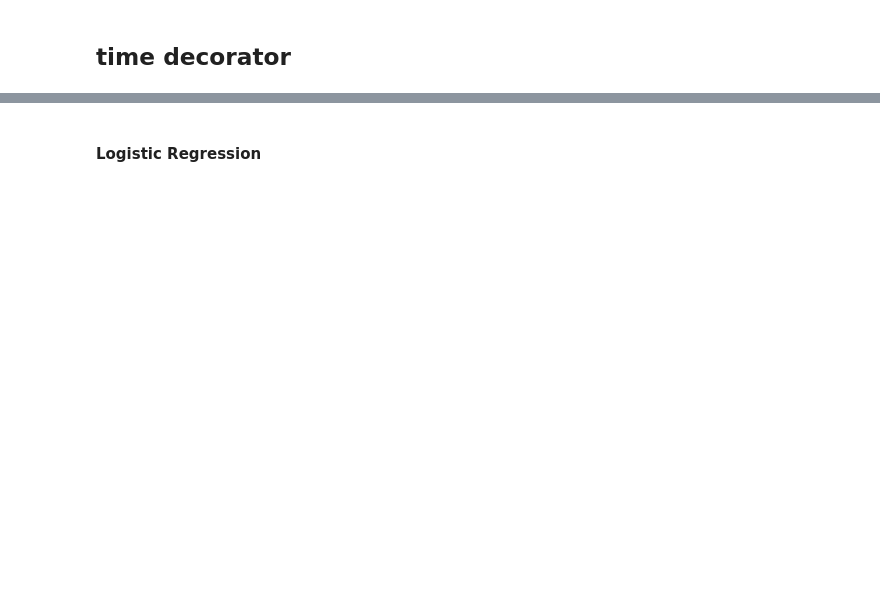
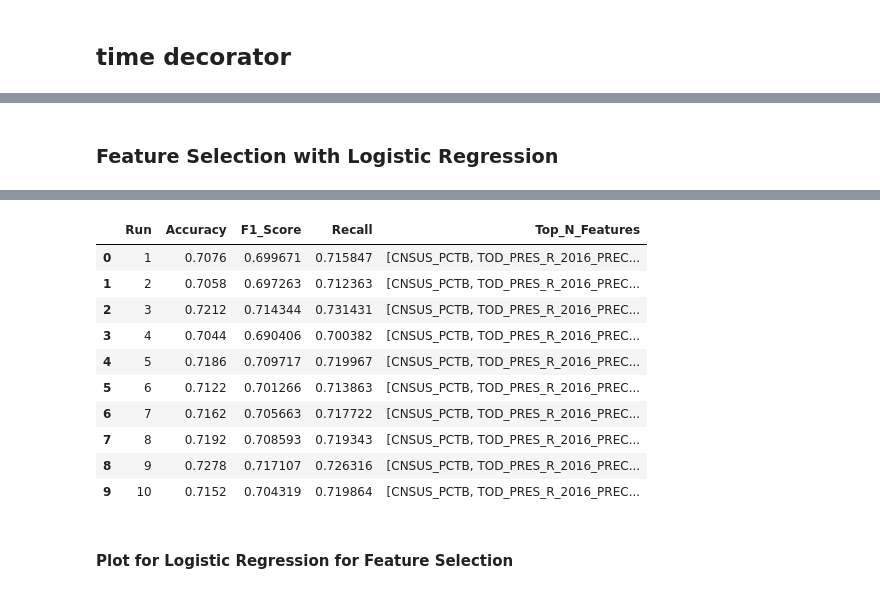
Before and after one commit to parkermoe/milestone2_MADS, a Jupyter notebook: eda_ra_3models_feature_selection.ipynb, the cells around one changed output, grey strips where cells are left out. Saved outputs shown, nothing was run; the diff lists cells and outputs as text; code cells hidden in the pictures; blank space fills up the shorter version.

```diff
--- a/eda_ra_3models_feature_selection.ipynb
+++ b/eda_ra_3models_feature_selection.ipynb
@@ -272,53 +679,67 @@ result['Top_N_Features'][0]
+# %% [markdown]
+### Feature Selection with Logistic Regression
 # %%
 @timer_decorator
-def run_gradient_boosting(data, sample_size=100000, num_runs=1, top_N_features=10):
+def run_logistic_regression(data, sample_size=100000, num_runs=1, top_N_features=10):
     results_list = []
 
     for run in range(1, num_runs + 1):
-        print(f"Starting Gradient Boosting run {run}...")
+        print(f"Starting Logistic Regression run {run}...")
 
         # Copy the original data to work with
         data_copy = data.copy()
 
-        # Check class distribution
-        print("Class distribution before dropping NaNs: ", data_copy['PARTY_CODE'].value_counts())
-
-        # Drop rows with missing 'PARTY_CODE'
-        data_copy = data_copy.dropna(subset=['PARTY_CODE'])
-
-        # Check class distribution
-        print("Class distribution after dropping NaNs: ", data_copy['PARTY_CODE'].value_counts())
+        # Drop rows with missing 'INFER_PARTY'
+        data_copy = data_copy.dropna(subset=['INFER_PARTY'])
 
         # Sample data
         data_sample = data_copy.sample(n=sample_size, random_state=42+run)
 
-        # Check class distribution
-        print("Class distribution after sampling: ", data_sample['PARTY_CODE'].value_counts())
+        # Encode 'INFER_PARTY' column
+        le = LabelEncoder()
+        data_sample['INFER_PARTY'] = le.fit_transform(data_sample['INFER_PARTY'].astype(str))
 
-        # Encode 'PARTY_CODE' column
-        le = LabelEncoder()
-        data_sample['PARTY_CODE'] = le.fit_transform(data_sample['PARTY_CODE'].astype(str))
+        # Check for classes with only one instance after sampling and encoding
+        class_counts = data_sample['INFER_PARTY'].value_counts()
+        min_class_count = class_counts.min()
+
+        # Select numerical columns
+        numerical_cols = data_sample.select_dtypes(include=['int64', 'float64']).columns
+
+        # Drop 'INFER_PARTY' from the numerical columns as it is the target variable
+        numerical_cols = numerical_cols.drop('INFER_PARTY')
+
+        # Impute missing values with column means
+        imputer = SimpleImputer(strategy='mean')
+        data_sample[numerical_cols] = imputer.fit_transform(data_sample[numerical_cols])
 
         # Extract features and target variable
-        X = data_sample.drop('PARTY_CODE', axis=1)
-        y = data_sample['PARTY_CODE']
+        X = data_sample[numerical_cols]
+        y = data_sample['INFER_PARTY']
 
         # Train-test split
-        X_train, X_test, y_train, y_test = train_test_split(X, y, test_size=0.1, random_state=42+run, stratify=y)
+        if min_class_count > 1:
+            X_train, X_test, y_train, y_test = train_test_split(X, y, test_size=0.1, random_state=42, stratify=y)
+        else:
+            X_train, X_test, y_train, y_test = train_test_split(X, y, test_size=0.1, random_state=42)
 
-        # Initialize Gradient Boosting Classifier
-        gb = GradientBoostingClassifier(random_state=42+run)
+        scaler = MinMaxScaler()
+        X_train = scaler.fit_transform(X_train)
+        X_test = scaler.transform(X_test)
+
+        # Initialize Logistic Regression model
+        lr = LogisticRegression(C=0.1, max_iter=10000, random_state=42+run)
 
         # Fit the model
-        gb.fit(X_train, y_train)
+        lr.fit(X_train, y_train)
 
         # Make predictions
-        y_pred = gb.predict(X_test)
+        y_pred = lr.predict(X_test)
 
         # Calculate evaluation metrics
         accuracy = accuracy_score(y_test, y_pred)
-        f1 = f1_score(y_test, y_pred, average='weighted')
-        recall = recall_score(y_test, y_pred, average='weighted', zero_division=1)  # Changed zero_division to 1
+        f1 = f1_score(y_test, y_pred)
+        recall = recall_score(y_test, y_pred, zero_division='warn')
 
         # Get top N features using SelectKBest with chi-squared
         k_best = SelectKBest(score_func=chi2, k=top_N_features)
@@ -341,7 +762,6 @@ def run_gradient_boosting(data, sample_size=100000, num_runs=1, top_N_features=1
     return results_df
 
 # Assuming data_500 is your dataset, you can call the function like this:
-result = run_gradient_boosting(data_500, sample_size=50000, num_runs=2, top_N_features=10)
+result = run_logistic_regression(processed_data, sample_size=50000, num_runs=10, top_N_features=30)
 result
-result['Top_N_Features'][0]
 # %% [output]
@@ -349,3 +779,14 @@ result['Top_N_Features'][0]
+|  | Run | Accuracy | F1_Score | Recall | Top_N_Features |
+| 0 | 1 | 0.7076 | 0.699671 | 0.715847 | [CNSUS_PCTB, TOD_PRES_R_2016_PREC... |
+| 1 | 2 | 0.7058 | 0.697263 | 0.712363 | [CNSUS_PCTB, TOD_PRES_R_2016_PREC... |
+| 2 | 3 | 0.7212 | 0.714344 | 0.731431 | [CNSUS_PCTB, TOD_PRES_R_2016_PREC... |
+| 3 | 4 | 0.7044 | 0.690406 | 0.700382 | [CNSUS_PCTB, TOD_PRES_R_2016_PREC... |
+| 4 | 5 | 0.7186 | 0.709717 | 0.719967 | [CNSUS_PCTB, TOD_PRES_R_2016_PREC... |
+| 5 | 6 | 0.7122 | 0.701266 | 0.713863 | [CNSUS_PCTB, TOD_PRES_R_2016_PREC... |
+| 6 | 7 | 0.7162 | 0.705663 | 0.717722 | [CNSUS_PCTB, TOD_PRES_R_2016_PREC... |
+| 7 | 8 | 0.7192 | 0.708593 | 0.719343 | [CNSUS_PCTB, TOD_PRES_R_2016_PREC... |
+| 8 | 9 | 0.7278 | 0.717107 | 0.726316 | [CNSUS_PCTB, TOD_PRES_R_2016_PREC... |
+| 9 | 10 | 0.7152 | 0.704319 | 0.719864 | [CNSUS_PCTB, TOD_PRES_R_2016_PREC... |
 # %% [markdown]
-#### Logistic Regression
+#### Plot for Logistic Regression for Feature Selection
 # %%
```
Also changed, not shown: parts of 28 cells of this notebook, 12 other files.
